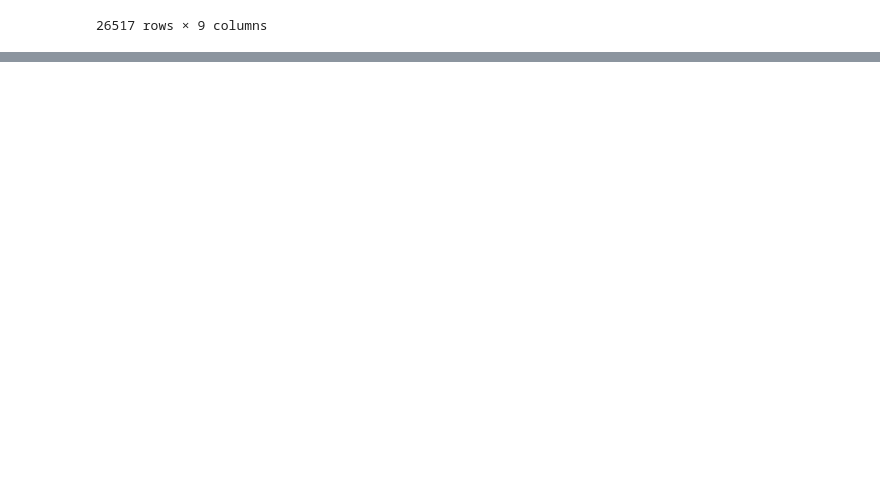
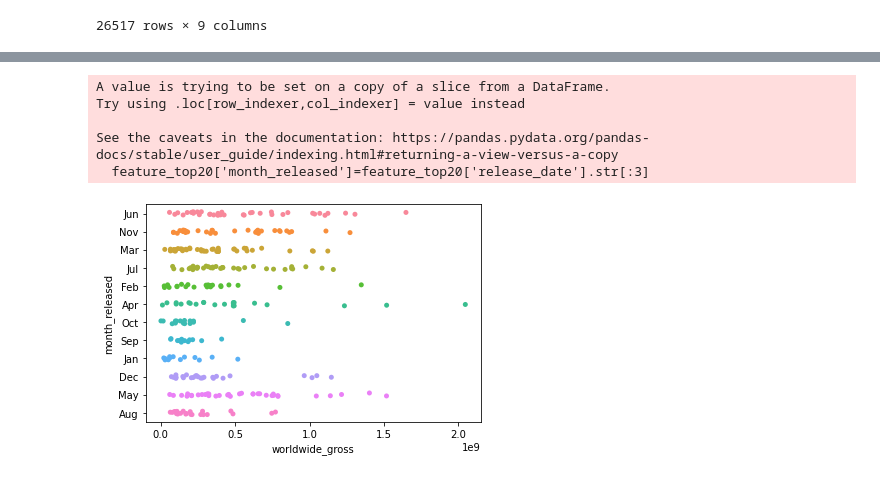
Before and after one commit to EmmaChoate/microsoft_movie_analysis, a Jupyter notebook: data/zippedData/Untitled.ipynb, the cells around one changed output, grey strips where cells are left out. Cells and saved outputs as stored; diff of their text form; code cells hidden in the pictures; blank space fills up the shorter version.

```diff
--- a/data/zippedData/Untitled.ipynb
+++ b/data/zippedData/Untitled.ipynb
@@ -258,0 +325,8 @@ tmdbmov
+# %%
+#due to microsoft being a mjor player financially, it would make sense for their film budget to be similar to other feature films
+#being so, I'm going to filter the movies in the dataset to movies that cost over $70 mil to make, which was described as the low end of a feature film
+#https://parlaystudios.com/blog/feature-film-budget-breakdown/
+feature_films=mega_table2.loc[mega_table2['production_budget']>=50000000]
+#feature_films.drop_duplicates(subset=['movie'])
+feature_films
+#some of the movie values appear suspecct, but should not have a greater impact on entire df
@@ -258,0 +347,4 @@ tmdbmov
+# %%
+most_prev=feature_films.value_counts('genres').head(20)
+top20=most_prev.index
+most_prev.index
@@ -258,0 +378,5 @@ tmdbmov
+# %%
+feature_top20=feature_films.loc[feature_films['genres'].isin(top20)]
+genre_dict=dict(feature_top20.groupby('genres').net_pre_marketing.mean())
+sort_genre_mean = sorted(genre_dict.items(), key=lambda x: x[1], reverse=True)
+genre_mean_sorted=dict(sort_genre_mean)
@@ -258,0 +478,12 @@ tmdbmov
+# %%
+feature_top20['month_released']=feature_top20['release_date'].str[:3]
+# %% [output]
+A value is trying to be set on a copy of a slice from a DataFrame.
+Try using .loc[row_indexer,col_indexer] = value instead
+
+See the caveats in the documentation: https://pandas.pydata.org/pandas-docs/stable/user_guide/indexing.html#returning-a-view-versus-a-copy
+  feature_top20['month_released']=feature_top20['release_date'].str[:3]
+# %%
+ax = sn.stripplot(x="worldwide_gross", y="month_released", data=feature_top20)
+# %% [output]
+[figure, added]
```
Also changed, not shown: parts of 29 cells of this notebook.
